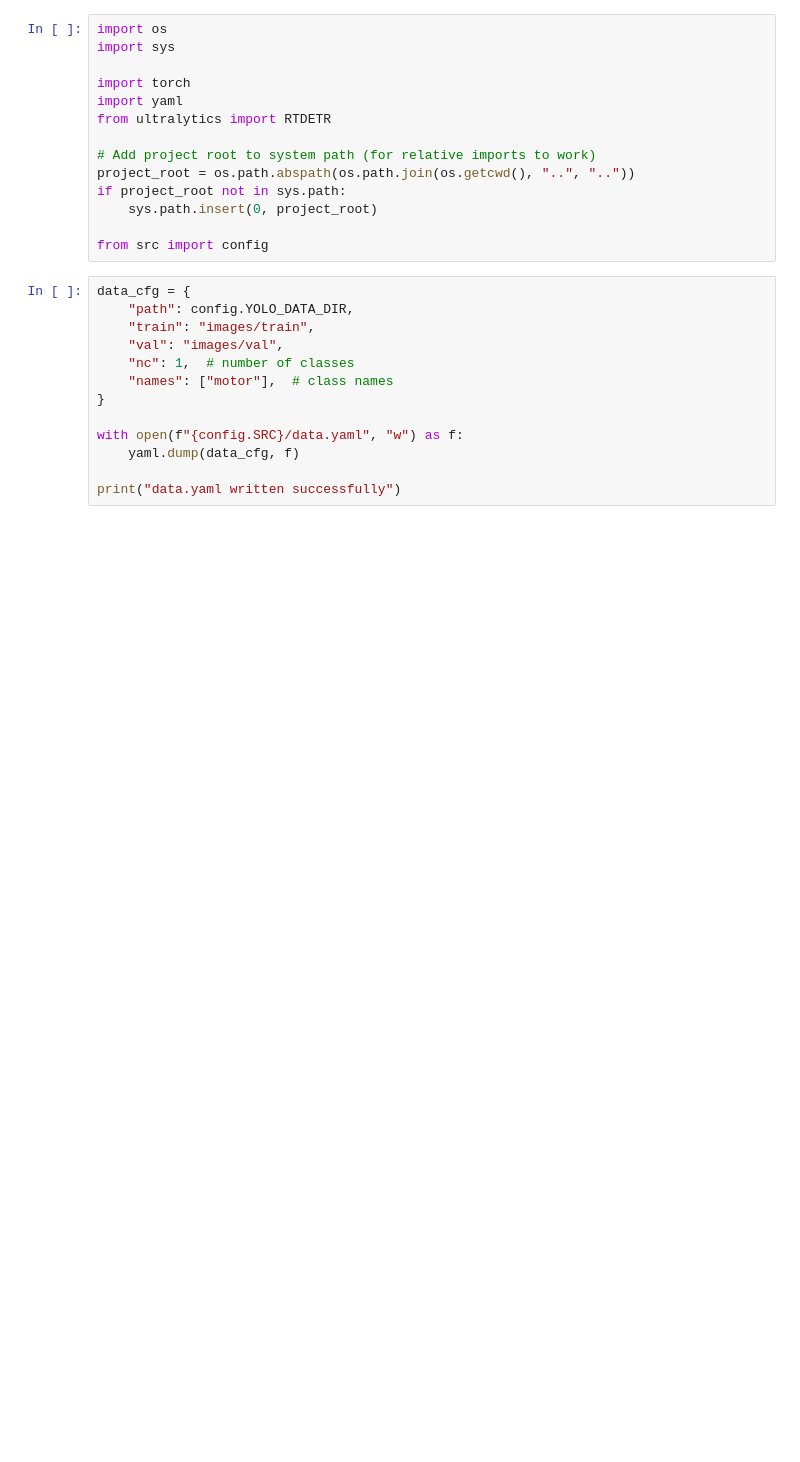
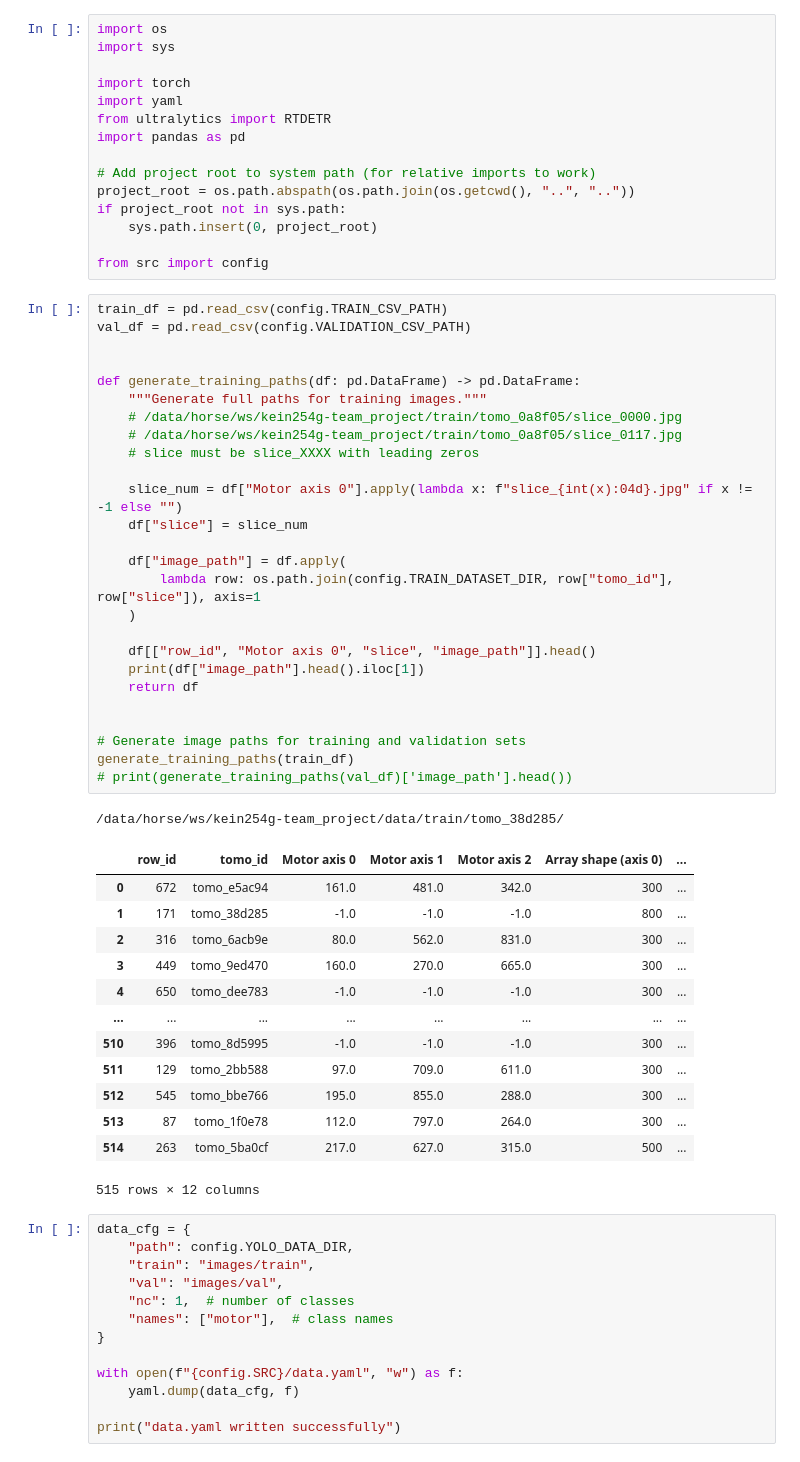
Before and after one commit to RamyBoulos/BYU_Locating_Bacterial_Flagellar_Motors_2025, a Jupyter notebook: notebooks/training/train_rtdetr.ipynb, the cells around one changed output. Cells and saved outputs as stored; diff of their text form; blank space fills up the shorter version.

Commit message:
new yolo path mover

```diff
--- a/notebooks/training/train_rtdetr.ipynb
+++ b/notebooks/training/train_rtdetr.ipynb
@@ -5,6 +5,7 @@ import sys
 import torch
 import yaml
 from ultralytics import RTDETR
+import pandas as pd
 
 # Add project root to system path (for relative imports to work)
 project_root = os.path.abspath(os.path.join(os.getcwd(), "..", ".."))
@@ -12,6 +13,47 @@ if project_root not in sys.path:
     sys.path.insert(0, project_root)
 
 from src import config
+# %%
+train_df = pd.read_csv(config.TRAIN_CSV_PATH)
+val_df = pd.read_csv(config.VALIDATION_CSV_PATH)
+
+
+def generate_training_paths(df: pd.DataFrame) -> pd.DataFrame:
+    """Generate full paths for training images."""
+    # /data/horse/ws/kein254g-team_project/train/tomo_0a8f05/slice_0000.jpg
+    # /data/horse/ws/kein254g-team_project/train/tomo_0a8f05/slice_0117.jpg
+    # slice must be slice_XXXX with leading zeros
+
+    slice_num = df["Motor axis 0"].apply(lambda x: f"slice_{int(x):04d}.jpg" if x != -1 else "")
+    df["slice"] = slice_num
+
+    df["image_path"] = df.apply(
+        lambda row: os.path.join(config.TRAIN_DATASET_DIR, row["tomo_id"], row["slice"]), axis=1
+    )
+
+    df[["row_id", "Motor axis 0", "slice", "image_path"]].head()
+    print(df["image_path"].head().iloc[1])
+    return df
+
+
+# Generate image paths for training and validation sets
+generate_training_paths(train_df)
+# print(generate_training_paths(val_df)['image_path'].head())
+# %% [output]
+/data/horse/ws/kein254g-team_project/data/train/tomo_38d285/
+|  | row_id | tomo_id | Motor axis 0 | Motor axis 1 | Motor axis 2 | Array shape (axis 0) | ... |
+| 0 | 672 | tomo_e5ac94 | 161.0 | 481.0 | 342.0 | 300 | ... |
+| 1 | 171 | tomo_38d285 | -1.0 | -1.0 | -1.0 | 800 | ... |
+| 2 | 316 | tomo_6acb9e | 80.0 | 562.0 | 831.0 | 300 | ... |
+| 3 | 449 | tomo_9ed470 | 160.0 | 270.0 | 665.0 | 300 | ... |
+| 4 | 650 | tomo_dee783 | -1.0 | -1.0 | -1.0 | 300 | ... |
+| ... | ... | ... | ... | ... | ... | ... | ... |
+| 510 | 396 | tomo_8d5995 | -1.0 | -1.0 | -1.0 | 300 | ... |
+| 511 | 129 | tomo_2bb588 | 97.0 | 709.0 | 611.0 | 300 | ... |
+| 512 | 545 | tomo_bbe766 | 195.0 | 855.0 | 288.0 | 300 | ... |
+| 513 | 87 | tomo_1f0e78 | 112.0 | 797.0 | 264.0 | 300 | ... |
+| 514 | 263 | tomo_5ba0cf | 217.0 | 627.0 | 315.0 | 500 | ... |
+515 rows × 12 columns
 # %%
 data_cfg = {
     "path": config.YOLO_DATA_DIR,
```
Also changed, not shown: 6 other files.
